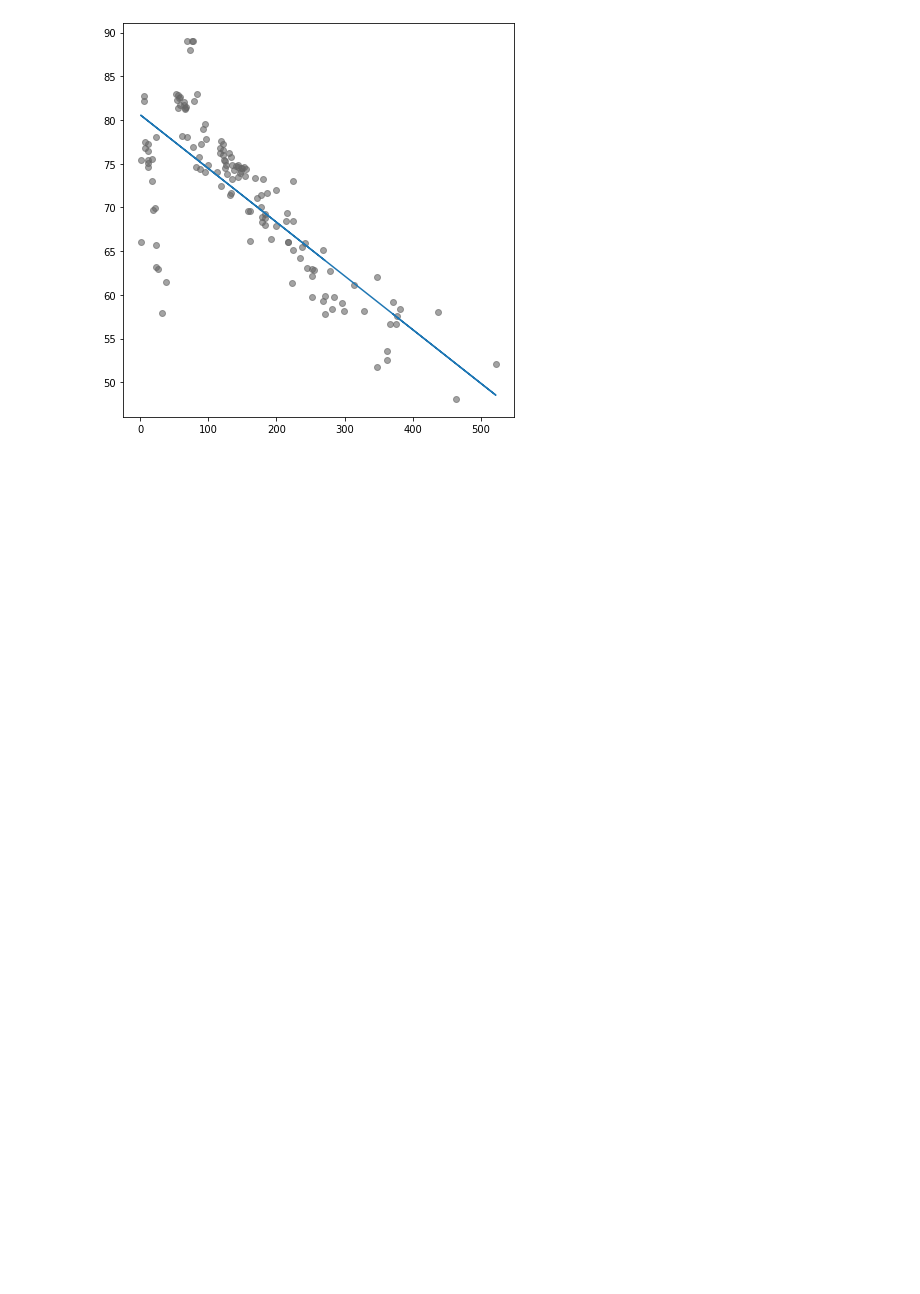
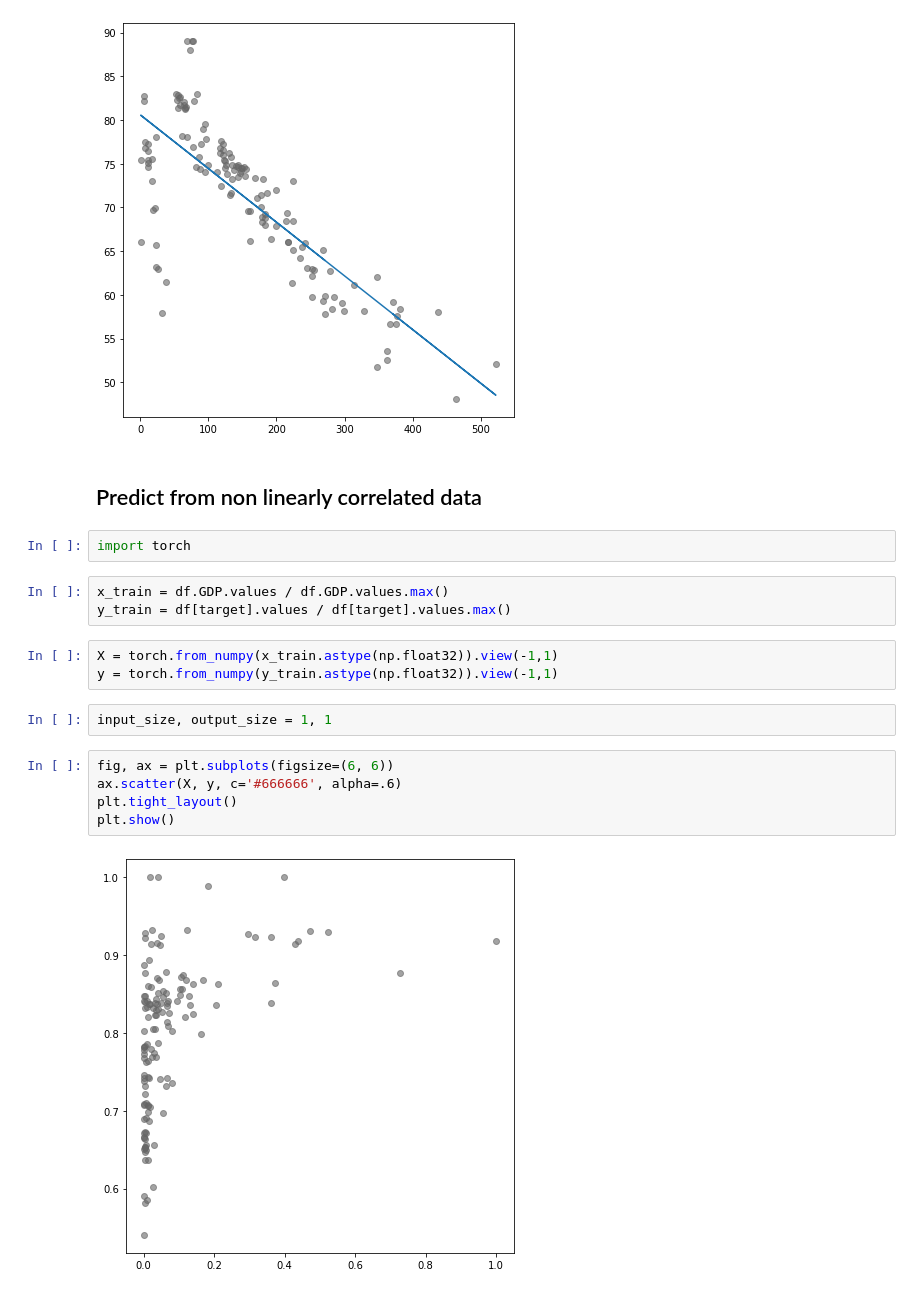
Before and after one commit to afflint/philods, a Jupyter notebook: AA2021-22/linear-regression.ipynb, the cells around one changed output. Cells and saved outputs as stored; diff of their text form; blank space fills up the shorter version.

```diff
--- a/AA2021-22/linear-regression.ipynb
+++ b/AA2021-22/linear-regression.ipynb
@@ -279,3 +279,22 @@ plt.tight_layout()
 plt.show()
 # %% [output]
 [figure]
+# %% [markdown]
+## Predict from non linearly correlated data
+# %%
+import torch
+# %%
+x_train = df.GDP.values / df.GDP.values.max()
+y_train = df[target].values / df[target].values.max()
+# %%
+X = torch.from_numpy(x_train.astype(np.float32)).view(-1,1)
+y = torch.from_numpy(y_train.astype(np.float32)).view(-1,1)
+# %%
+input_size, output_size = 1, 1
+# %%
+fig, ax = plt.subplots(figsize=(6, 6))
+ax.scatter(X, y, c='#666666', alpha=.6)
+plt.tight_layout()
+plt.show()
+# %% [output]
+[figure, added]
```
Also changed, not shown: parts of 12 cells of this notebook.
